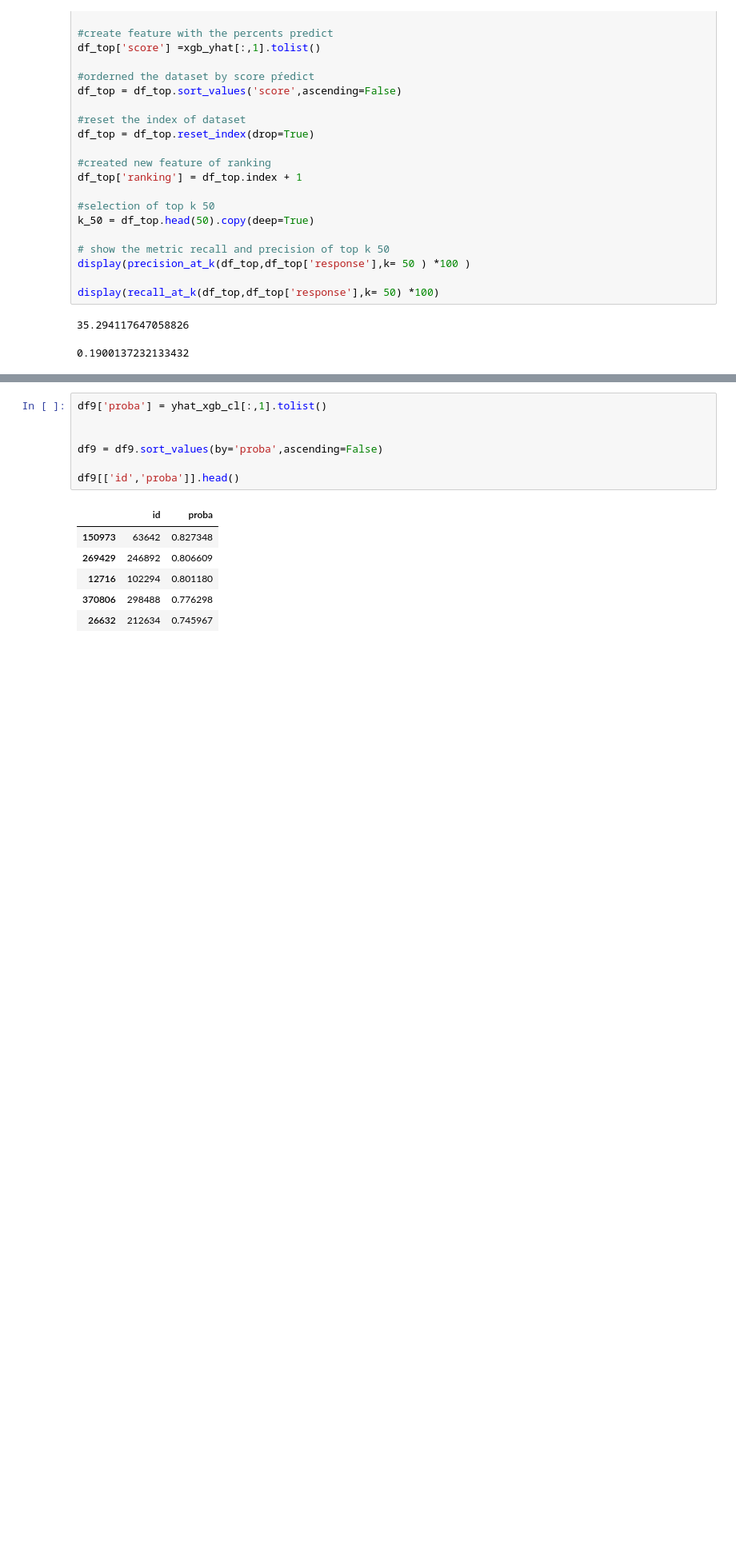
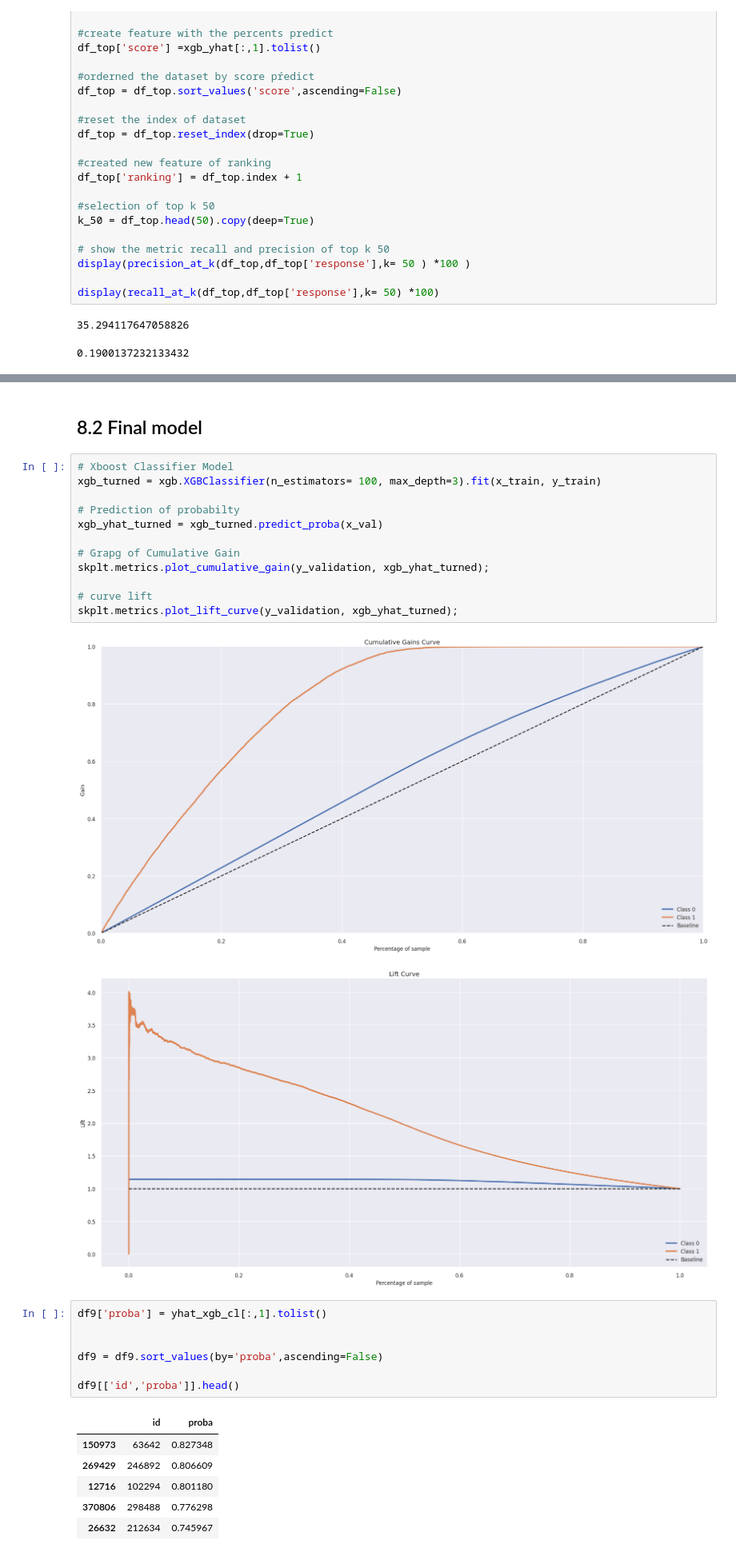
Before and after one commit to guiaraujofreitas/Insurance-Health-Cross-Sell, a Jupyter notebook: Step_8_Project_Health_Insurance_Cross_Sell.ipynb, the cells around one changed output, grey strips where cells are left out. Shown at 80% size. Drawn from its saved outputs; the diff is of its cells as text; blank space fills up the shorter version.

```diff
--- a/Step_8_Project_Health_Insurance_Cross_Sell.ipynb
+++ b/Step_8_Project_Health_Insurance_Cross_Sell.ipynb
@@ -1130,3 +1118,20 @@ skplt.metrics.plot_cumulative_gain(y_validation, xgb_yhat);
+# %% [markdown]
+## 8.2 Final model
+# %%
+# Xboost Classifier Model
+xgb_turned = xgb.XGBClassifier(n_estimators= 100, max_depth=3).fit(x_train, y_train)
+
+# Prediction of probabilty
+xgb_yhat_turned = xgb_turned.predict_proba(x_val)
+
+# Grapg of Cumulative Gain
+skplt.metrics.plot_cumulative_gain(y_validation, xgb_yhat_turned);
+
+# curve lift
+skplt.metrics.plot_lift_curve(y_validation, xgb_yhat_turned);
+# %% [output]
+[figure, added]
+[figure, added]
 # %%
 df9['proba'] = yhat_xgb_cl[:,1].tolist()
 
```
Also changed, not shown: parts of 32 cells of this notebook.
